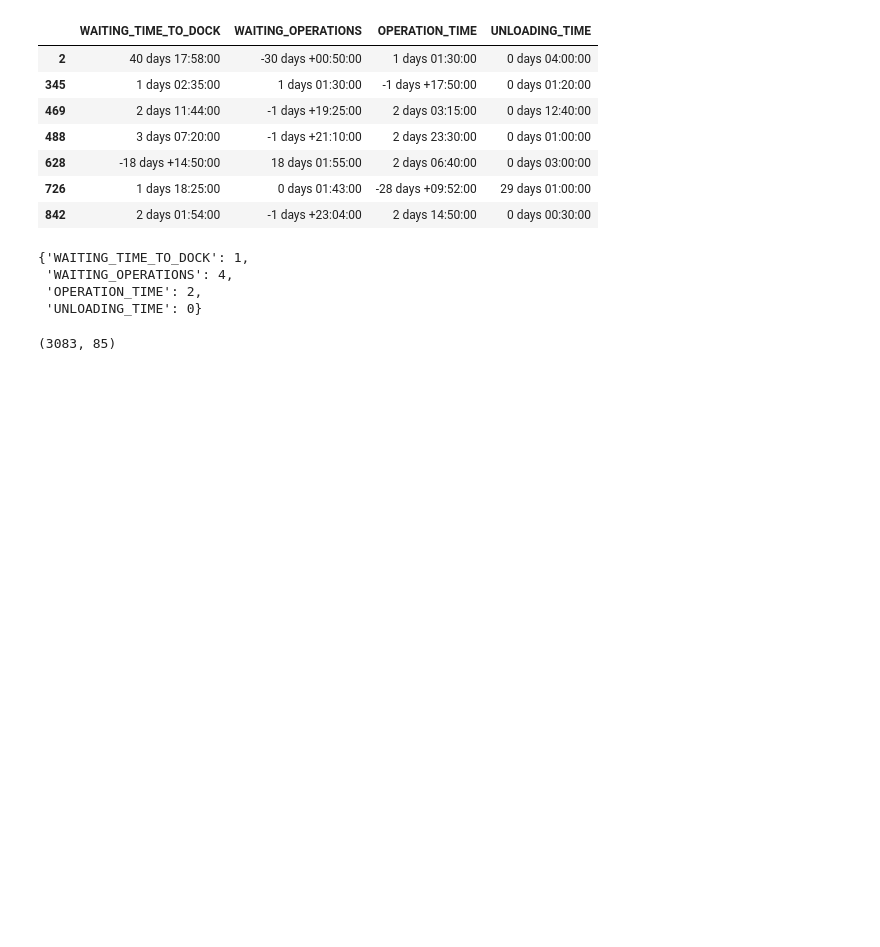
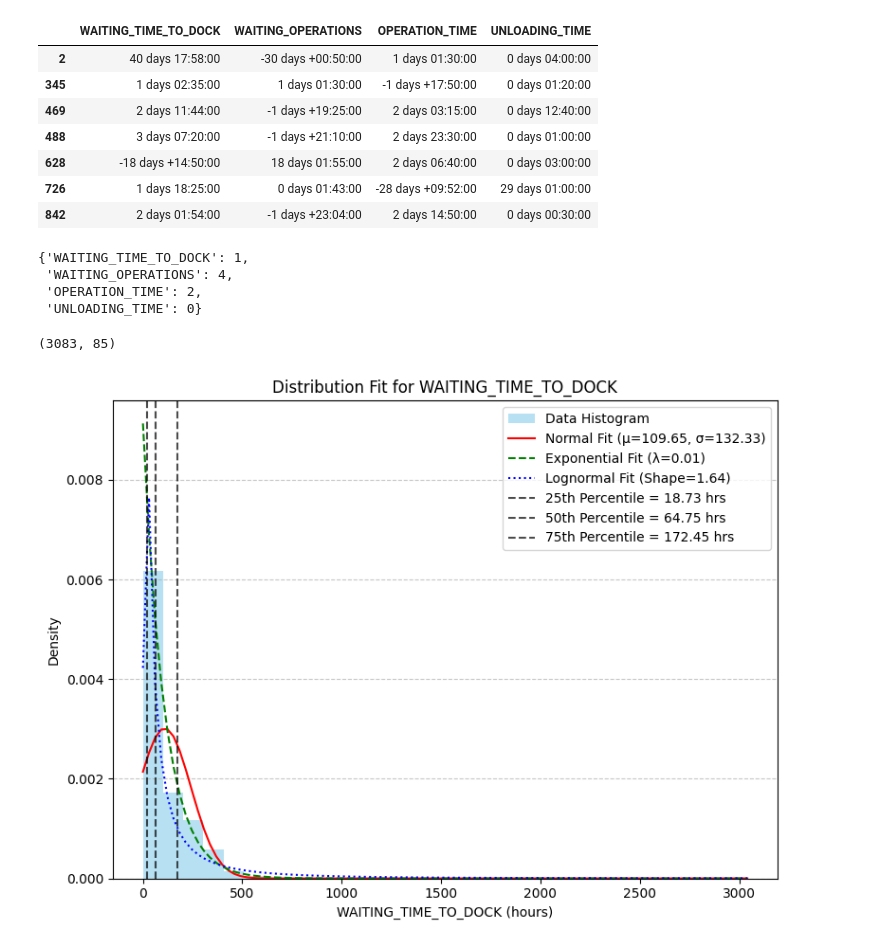
Before and after one commit to Athman-Athman/RESEARCH, a Jupyter notebook: RESEARCH_DATA_ANALYSIS_VTT_NOV_24.ipynb, the cells around one changed output. Saved outputs shown, nothing was run; the diff lists cells and outputs as text; code cells hidden in the pictures; blank space fills up the shorter version.

```diff
--- a/RESEARCH_DATA_ANALYSIS_VTT_NOV_24.ipynb
+++ b/RESEARCH_DATA_ANALYSIS_VTT_NOV_24.ipynb
@@ -132,3 +132,53 @@ cleaned_data = data[
 cleaned_data.shape
 # %% [output]
 (3083, 85)
+# %%
+import numpy as np
+import matplotlib.pyplot as plt
+from scipy.stats import norm, expon, lognorm
+
+# Convert datetime data to total hours (for numeric operations)
+cleaned_data = cleaned_data['WAITING_TIME_TO_DOCK'].dropna()
+cleaned_data = cleaned_data.dt.total_seconds() / 3600  # Convert to hours
+
+# Create the plot
+plt.figure(figsize=(8, 6))
+
+# Plot the cleaned data histogram
+plt.hist(cleaned_data, bins=30, density=True, alpha=0.6, color='skyblue', label='Data Histogram')
+
+# Fit and plot normal distribution
+mu, std = norm.fit(cleaned_data)
+x = np.linspace(cleaned_data.min(), cleaned_data.max(), 100)
+p_norm = norm.pdf(x, mu, std)
+plt.plot(x, p_norm, 'r-', label=f'Normal Fit (μ={mu:.2f}, σ={std:.2f})')
+
+# Fit and plot exponential distribution
+loc, scale = expon.fit(cleaned_data)
+p_expon = expon.pdf(x, loc, scale)
+plt.plot(x, p_expon, 'g--', label=f'Exponential Fit (λ={1/scale:.2f})')
+
+# Fit and plot lognormal distribution
+shape, loc_ln, scale_ln = lognorm.fit(cleaned_data, floc=0)
+p_lognorm = lognorm.pdf(x, shape, loc_ln, scale_ln)
+plt.plot(x, p_lognorm, 'b:', label=f'Lognormal Fit (Shape={shape:.2f})')
+
+# Highlight percentiles
+percentiles = {'25th Percentile': np.percentile(cleaned_data, 25),
+               '50th Percentile': np.percentile(cleaned_data, 50),
+               '75th Percentile': np.percentile(cleaned_data, 75)}
+for p, value in percentiles.items():
+    plt.axvline(value, color='k', linestyle='--', alpha=0.7, label=f'{p} = {value:.2f} hrs')
+
+# Add labels and legend
+plt.title('Distribution Fit for WAITING_TIME_TO_DOCK')
+plt.xlabel('WAITING_TIME_TO_DOCK (hours)')
+plt.ylabel('Density')
+plt.legend()
+plt.grid(axis='y', linestyle='--', alpha=0.7)
+plt.tight_layout()
+
+# Show the plot
+plt.show()
+# %% [output]
+[figure, added]
```
